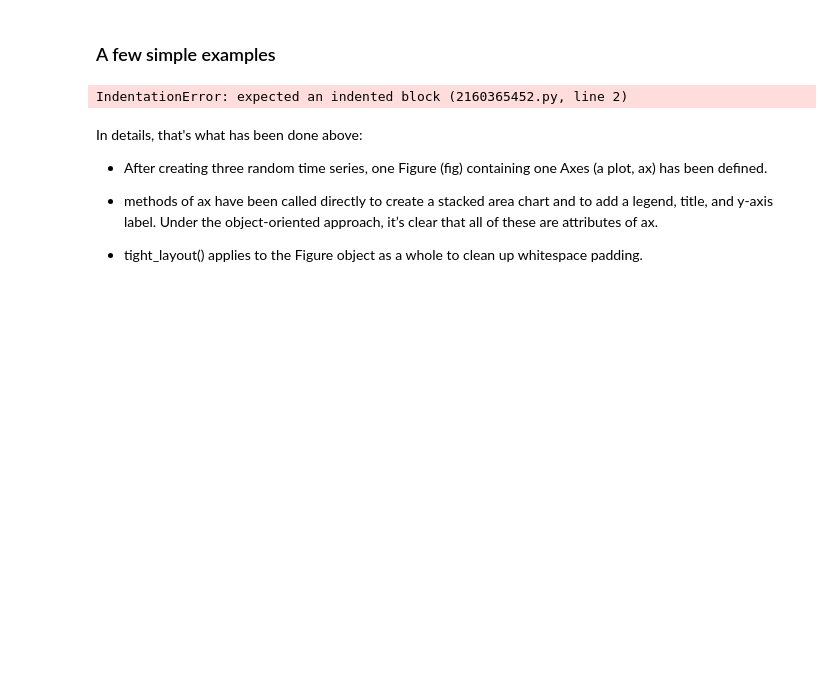
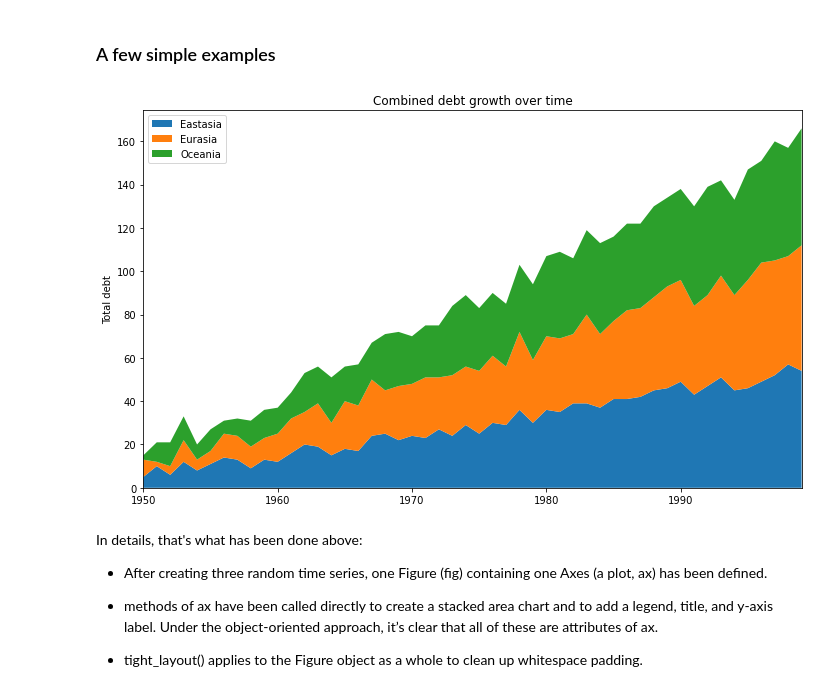
Before and after one commit to JelinR/LaboratoryOfComputationalPhysics_Y5, a Jupyter notebook: 07_Visualization.ipynb, the cells around one changed output. Cells and saved outputs as stored; diff of their text form; code cells hidden in the pictures; blank space fills up the shorter version.

```diff
--- a/07_Visualization.ipynb
+++ b/07_Visualization.ipynb
@@ -259,20 +259,20 @@ N.B.: the stateless (object-oriented) approach is typically more customizable an
 # %% [markdown]
 ### A few simple examples
 # %%
-with plt.xkcd():
-    rng = np.arange(50)
-    rnd = np.random.randint(0, 10, size=(3, rng.size))
-    yrs = 1950 + rng
+#with plt.xkcd():
+rng = np.arange(50)
+rnd = np.random.randint(0, 10, size=(3, rng.size))
+yrs = 1950 + rng
 
-    fig, ax = plt.subplots(figsize=(10, 6))
-    ax.stackplot(yrs, rng + rnd, labels=['Eastasia', 'Eurasia', 'Oceania'])
-    ax.set_title('Combined debt growth over time')
-    ax.legend(loc='upper left')
-    ax.set_ylabel('Total debt')
-    ax.set_xlim(left=yrs[0], right=yrs[-1])
-    fig.tight_layout()
+fig, ax = plt.subplots(figsize=(10, 6))
+ax.stackplot(yrs, rng + rnd, labels=['Eastasia', 'Eurasia', 'Oceania'])
+ax.set_title('Combined debt growth over time')
+ax.legend(loc='upper left')
+ax.set_ylabel('Total debt')
+ax.set_xlim(left=yrs[0], right=yrs[-1])
+fig.tight_layout()
 # %% [output]
-IndentationError: expected an indented block (2160365452.py, line 2)
+[figure, added]
 # %% [markdown]
 In details, that's what has been done above:
 
```
Also changed, not shown: parts of 6 cells of this notebook, 2 other files.
